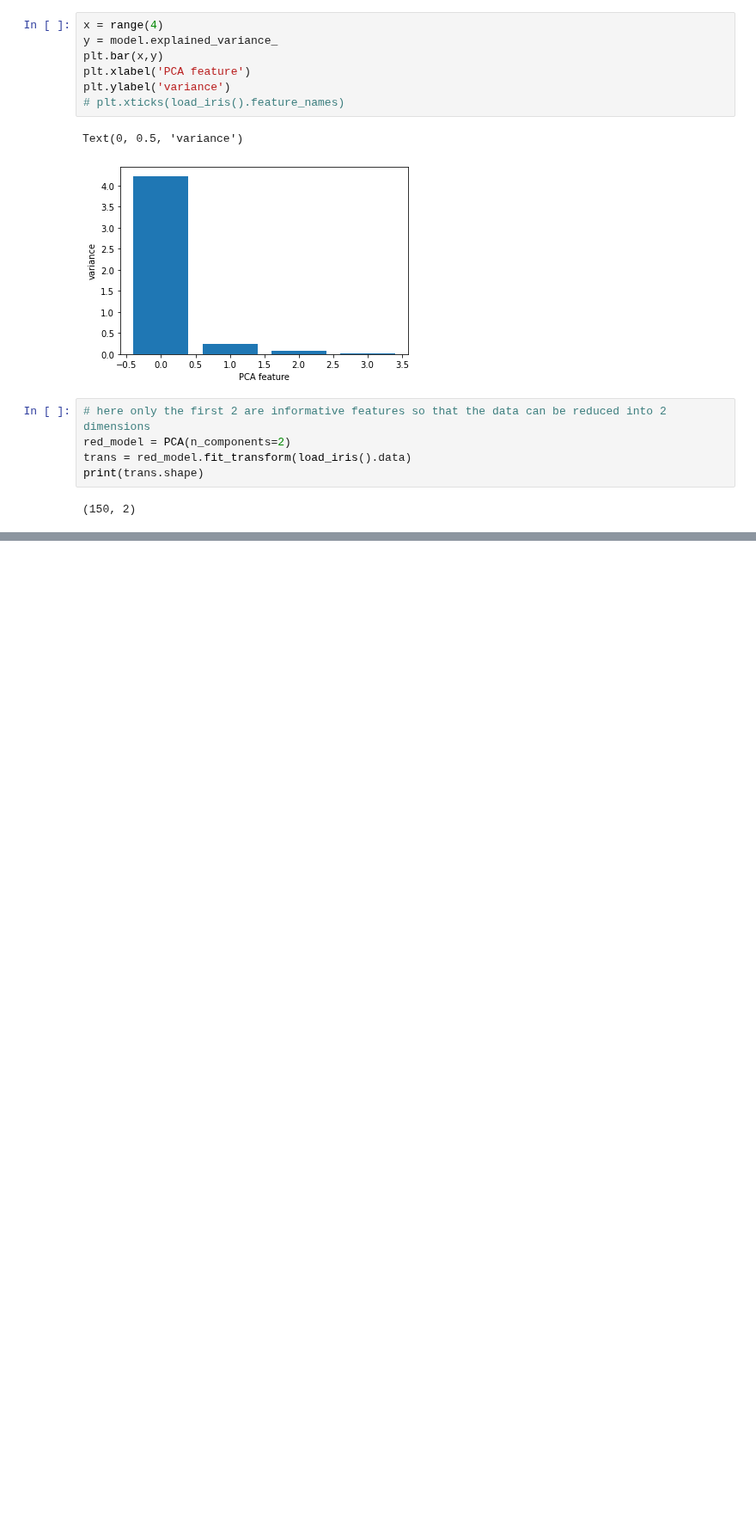
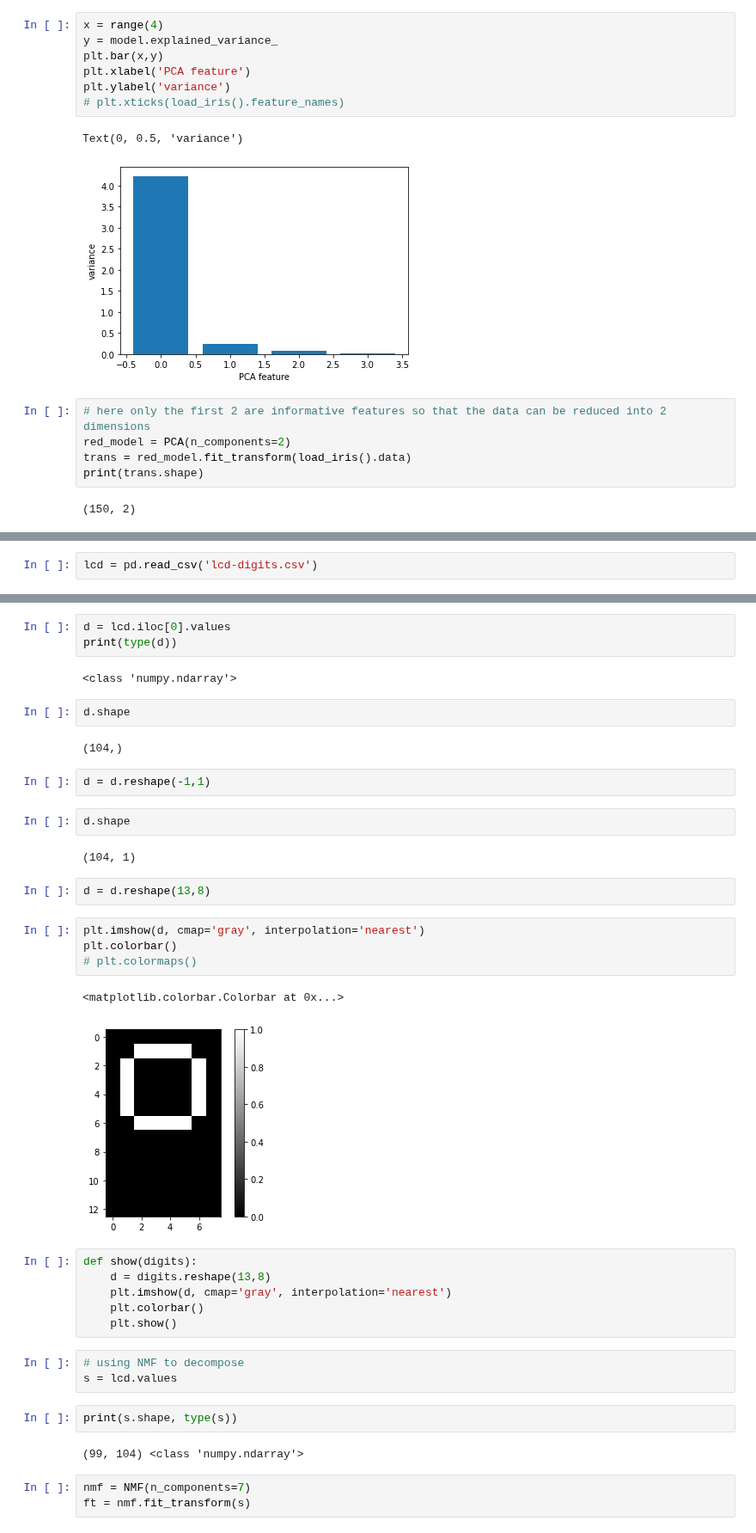
Before and after one commit to AkhilVinayakp/machine_Learning_Algorithms_python, a Jupyter notebook: ml_camp/unsuper.ipynb, the cells around one changed output, grey strips where cells are left out. Shown at 86% size. Cells and saved outputs as stored; diff of their text form; blank space fills up the shorter version.

```diff
--- a/ml_camp/unsuper.ipynb
+++ b/ml_camp/unsuper.ipynb
@@ -477,0 +486,2 @@ print(trans.shape)
+# %%
+lcd = pd.read_csv('lcd-digits.csv')
@@ -477,0 +512,40 @@ print(trans.shape)
+# %%
+d = lcd.iloc[0].values
+print(type(d))
+# %% [output]
+<class 'numpy.ndarray'>
+# %%
+d.shape
+# %% [output]
+(104,)
+# %%
+d = d.reshape(-1,1)
+# %%
+d.shape
+# %% [output]
+(104, 1)
+# %%
+d = d.reshape(13,8)
+# %%
+plt.imshow(d, cmap='gray', interpolation='nearest')
+plt.colorbar()
+# plt.colormaps()
+# %% [output]
+<matplotlib.colorbar.Colorbar at 0x...>
+[figure, added]
+# %%
+def show(digits):
+    d = digits.reshape(13,8)
+    plt.imshow(d, cmap='gray', interpolation='nearest')
+    plt.colorbar()
+    plt.show()
+# %%
+# using NMF to decompose
+s = lcd.values
+# %%
+print(s.shape, type(s))
+# %% [output]
+(99, 104) <class 'numpy.ndarray'>
+# %%
+nmf = NMF(n_components=7)
+ft = nmf.fit_transform(s)
```
Also changed, not shown: parts of 12 cells of this notebook.
